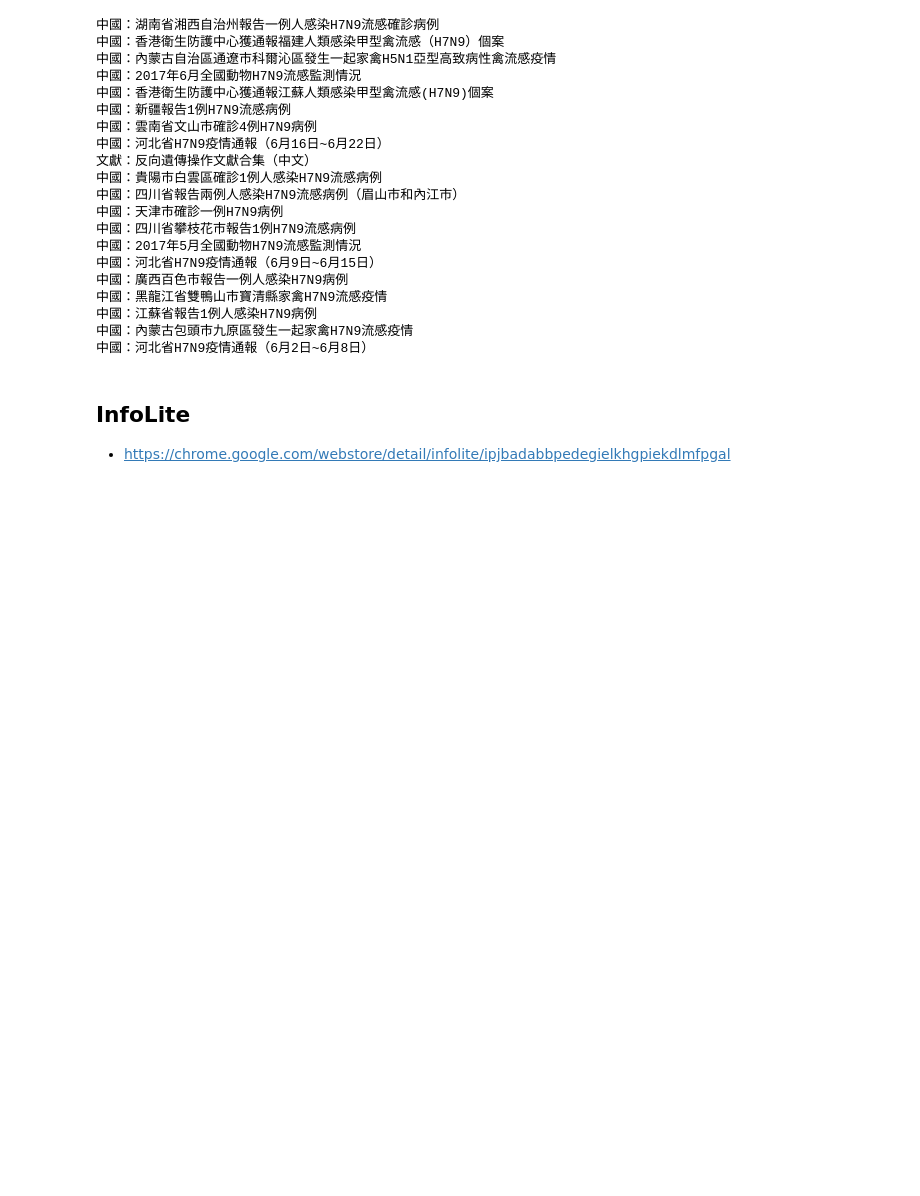
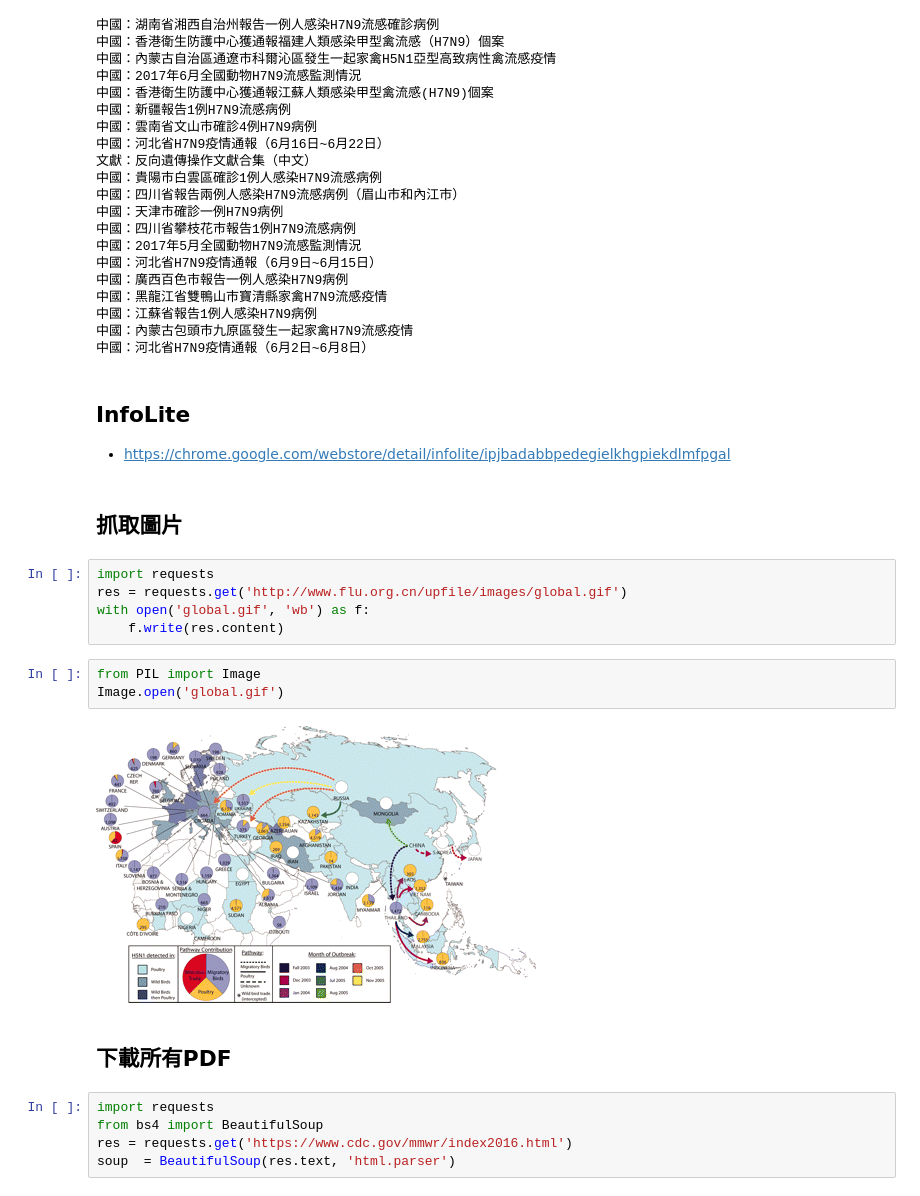
Before and after one commit to ywchiu/cdc_course, a Jupyter notebook: Demo20170818.ipynb, the cells around one changed output. Saved outputs shown, nothing was run; the diff lists cells and outputs as text; blank space fills up the shorter version.

```diff
--- a/Demo20170818.ipynb
+++ b/Demo20170818.ipynb
@@ -169,3 +169,22 @@ for title in soup.select('.title3 a'):
 # %% [markdown]
 ## InfoLite
  - https://chrome.google.com/webstore/detail/infolite/ipjbadabbpedegielkhgpiekdlmfpgal
+# %% [markdown]
+## 抓取圖片
+# %%
+import requests
+res = requests.get('http://www.flu.org.cn/upfile/images/global.gif')
+with open('global.gif', 'wb') as f:
+    f.write(res.content)
+# %%
+from PIL import Image
+Image.open('global.gif')
+# %% [output]
+[figure, added]
+# %% [markdown]
+## 下載所有PDF
+# %%
+import requests
+from bs4 import BeautifulSoup
+res = requests.get('https://www.cdc.gov/mmwr/index2016.html')
+soup  = BeautifulSoup(res.text, 'html.parser')
```
Also changed, not shown: parts of 10 cells of this notebook.
